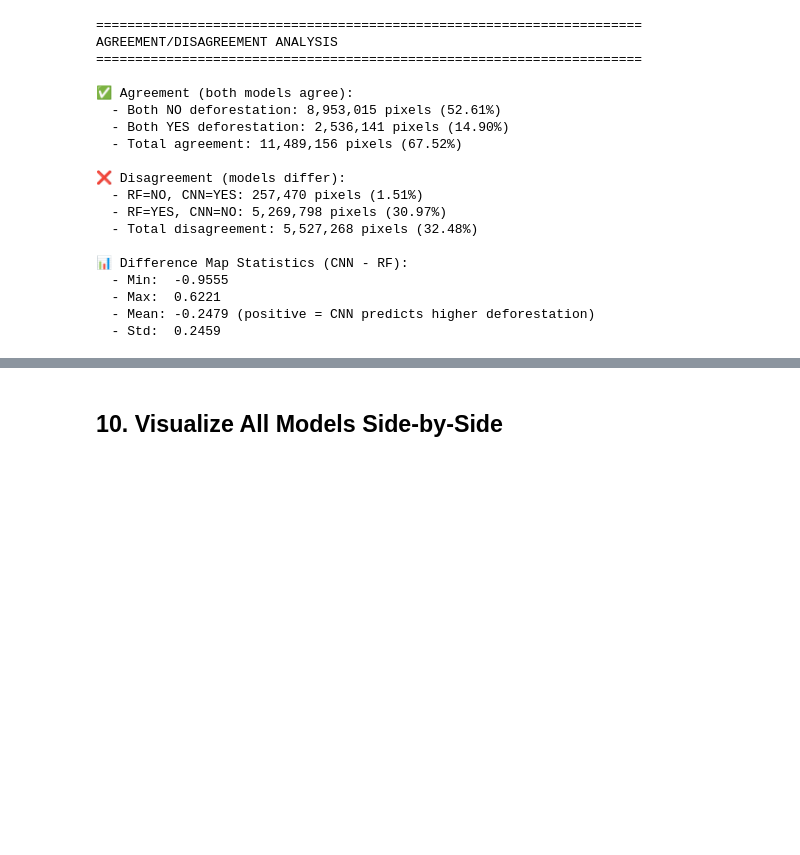
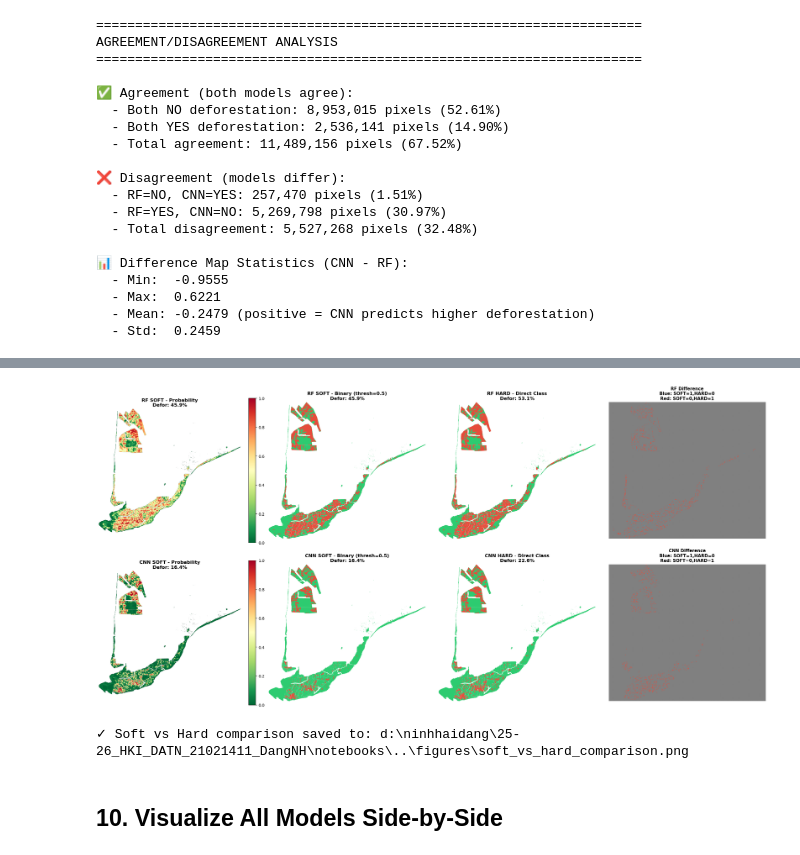
Before and after one commit to ninhhaidang/ForestMonitoring-CaMau, a Jupyter notebook: notebooks/06_full_area_inference.ipynb, the cells around one changed output, grey strips where cells are left out. Drawn from its saved outputs; the diff is of its cells as text; code cells hidden in the pictures; blank space fills up the shorter version.

```diff
--- a/notebooks/06_full_area_inference.ipynb
+++ b/notebooks/06_full_area_inference.ipynb
@@ -644,3 +923,83 @@ AGREEMENT/DISAGREEMENT ANALYSIS
+# %%
+if 'rf' in models and 'cnn' in models:
+    fig, axes = plt.subplots(2, 4, figsize=(24, 12))
+
+    cmap_binary = ListedColormap(['#2ecc71', '#e74c3c', 'white'])
+
+    # Row 1: Random Forest
+    # SOFT probability
+    ax = axes[0, 0]
+    im = ax.imshow(prob_map_rf, cmap='RdYlGn_r', vmin=0, vmax=1)
+    ax.set_title(f'RF SOFT - Probability\nDefor: {deforestation_pct_rf:.1f}%', fontsize=12, fontweight='bold')
+    ax.axis('off')
+    plt.colorbar(im, ax=ax, fraction=0.046)
+
+    # SOFT binary
+    ax = axes[0, 1]
+    binary_display = binary_map_rf.copy()
+    binary_display[binary_display == 255] = 2
+    im = ax.imshow(binary_display, cmap=cmap_binary, vmin=0, vmax=2)
+    ax.set_title(f'RF SOFT - Binary (thresh=0.5)\nDefor: {deforestation_pct_rf:.1f}%', fontsize=12, fontweight='bold')
+    ax.axis('off')
+
+    # HARD binary
+    ax = axes[0, 2]
+    hard_display = class_map_rf_hard.copy()
+    hard_display[hard_display == 255] = 2
+    im = ax.imshow(hard_display, cmap=cmap_binary, vmin=0, vmax=2)
+    ax.set_title(f'RF HARD - Direct Class\nDefor: {deforestation_pct_rf_hard:.1f}%', fontsize=12, fontweight='bold')
+    ax.axis('off')
+
+    # Difference (HARD - SOFT)
+    ax = axes[0, 3]
+    diff_rf = class_map_rf_hard.astype(float) - binary_map_rf.astype(float)
+    diff_rf[binary_map_rf == 255] = 0  # Ignore NoData
+    cmap_diff = ListedColormap(['#3498db', 'gray', '#e74c3c'])
+    im = ax.imshow(diff_rf + 1, cmap=cmap_diff, vmin=0, vmax=2)
+    ax.set_title(f'RF Difference\nBlue: SOFT=1,HARD=0\nRed: SOFT=0,HARD=1', fontsize=11, fontweight='bold')
+    ax.axis('off')
+
+    # Row 2: Simple CNN
+    # SOFT probability
+    ax = axes[1, 0]
+    im = ax.imshow(prob_map_cnn, cmap='RdYlGn_r', vmin=0, vmax=1)
+    ax.set_title(f'CNN SOFT - Probability\nDefor: {deforestation_pct_cnn:.1f}%', fontsize=12, fontweight='bold')
+    ax.axis('off')
+    plt.colorbar(im, ax=ax, fraction=0.046)
+
+    # SOFT binary
+    ax = axes[1, 1]
+    binary_display = binary_map_cnn.copy()
+    binary_display[binary_display == 255] = 2
+    im = ax.imshow(binary_display, cmap=cmap_binary, vmin=0, vmax=2)
+    ax.set_title(f'CNN SOFT - Binary (thresh=0.5)\nDefor: {deforestation_pct_cnn:.1f}%', fontsize=12, fontweight='bold')
+    ax.axis('off')
+
+    # HARD binary
+    ax = axes[1, 2]
+    hard_display = class_map_cnn_hard.copy()
+    hard_display[hard_display == 255] = 2
+    im = ax.imshow(hard_display, cmap=cmap_binary, vmin=0, vmax=2)
+    ax.set_title(f'CNN HARD - Direct Class\nDefor: {deforestation_pct_cnn_hard:.1f}%', fontsize=12, fontweight='bold')
+    ax.axis('off')
+
+    # Difference (HARD - SOFT)
+    ax = axes[1, 3]
+    diff_cnn = class_map_cnn_hard.astype(float) - binary_map_cnn.astype(float)
+    diff_cnn[binary_map_cnn == 255] = 0  # Ignore NoData
+    im = ax.imshow(diff_cnn + 1, cmap=cmap_diff, vmin=0, vmax=2)
+    ax.set_title(f'CNN Difference\nBlue: SOFT=1,HARD=0\nRed: SOFT=0,HARD=1', fontsize=11, fontweight='bold')
+    ax.axis('off')
+
+    plt.tight_layout()
+    output_fig = FIGURES_DIR / "soft_vs_hard_comparison.png"
+    plt.savefig(output_fig, dpi=150, bbox_inches='tight')
+    plt.show()
+
+    print(f"\n✓ Soft vs Hard comparison saved to: {output_fig}")
+# %% [output]
+[figure, added]
+✓ Soft vs Hard comparison saved to: d:\ninhhaidang\25-26_HKI_DATN_21021411_DangNH\notebooks\..\figures\soft_vs_hard_comparison.png
 # %% [markdown]
 ## 10. Visualize All Models Side-by-Side
 # %%
```
Also changed, not shown: parts of 13 cells of this notebook, 8 other files.
